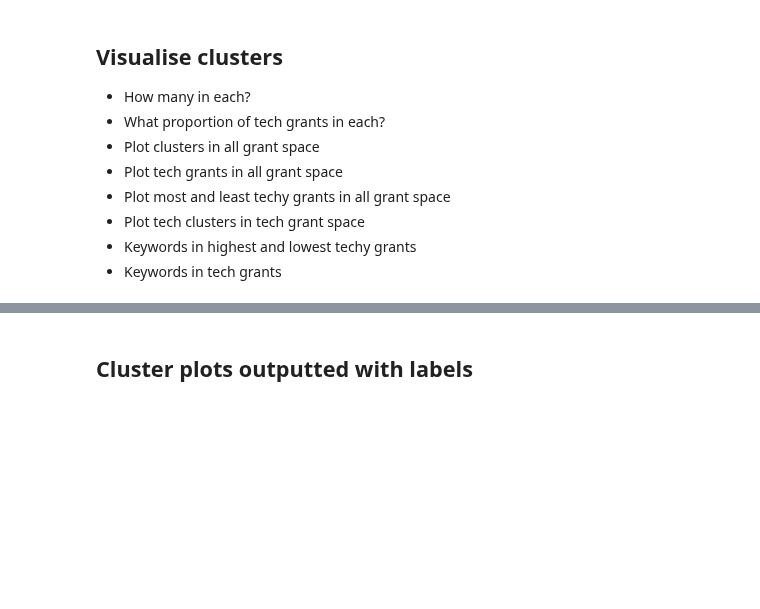
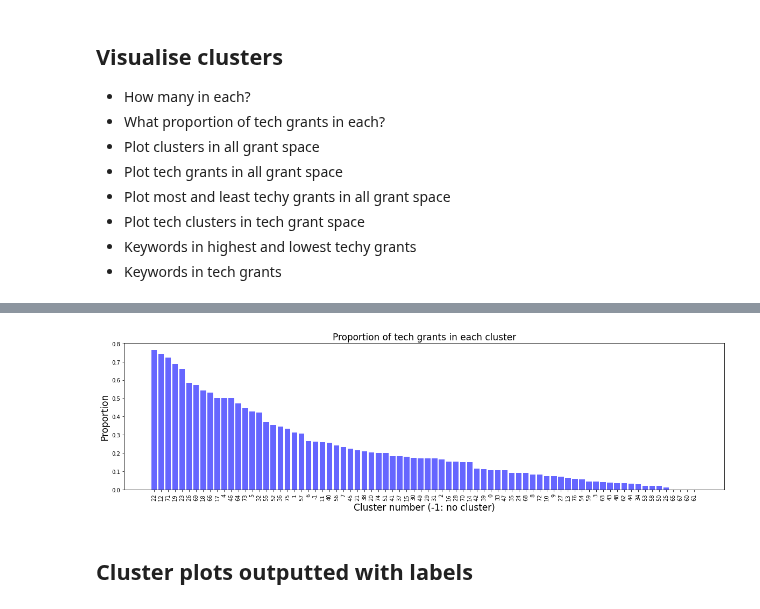
Before and after one commit to wellcometrust/nutrition-labels, a Jupyter notebook: notebooks/Tech Grant Clusters Visualisation.ipynb, the cells around one changed output, grey strips where cells are left out. Cells and saved outputs as stored; diff of their text form; code cells hidden in the pictures; blank space fills up the shorter version.

```diff
--- a/notebooks/Tech Grant Clusters Visualisation.ipynb
+++ b/notebooks/Tech Grant Clusters Visualisation.ipynb
@@ -172,3 +179,15 @@ plt.show()
+# %%
+plt.figure(figsize = (20,5))
+ax = plt.subplot(111)
+X = range(0,len(prop_tech_cluster))
+ax.bar(X, prop_tech_cluster.values(), width=0.8, color='b', alpha = 0.6, align='center')
+plt.xticks(X, prop_tech_cluster.keys(), rotation='vertical')
+plt.title("Proportion of tech grants in each cluster", fontsize=17)
+plt.ylabel("Proportion", fontsize=17)
+plt.xlabel("Cluster number (-1: no cluster)", fontsize=17)
+plt.show()
+# %% [output]
+[figure, added]
 # %% [markdown]
 ## Cluster plots outputted with labels
 # %%
```
Also changed, not shown: parts of 5 cells of this notebook.
